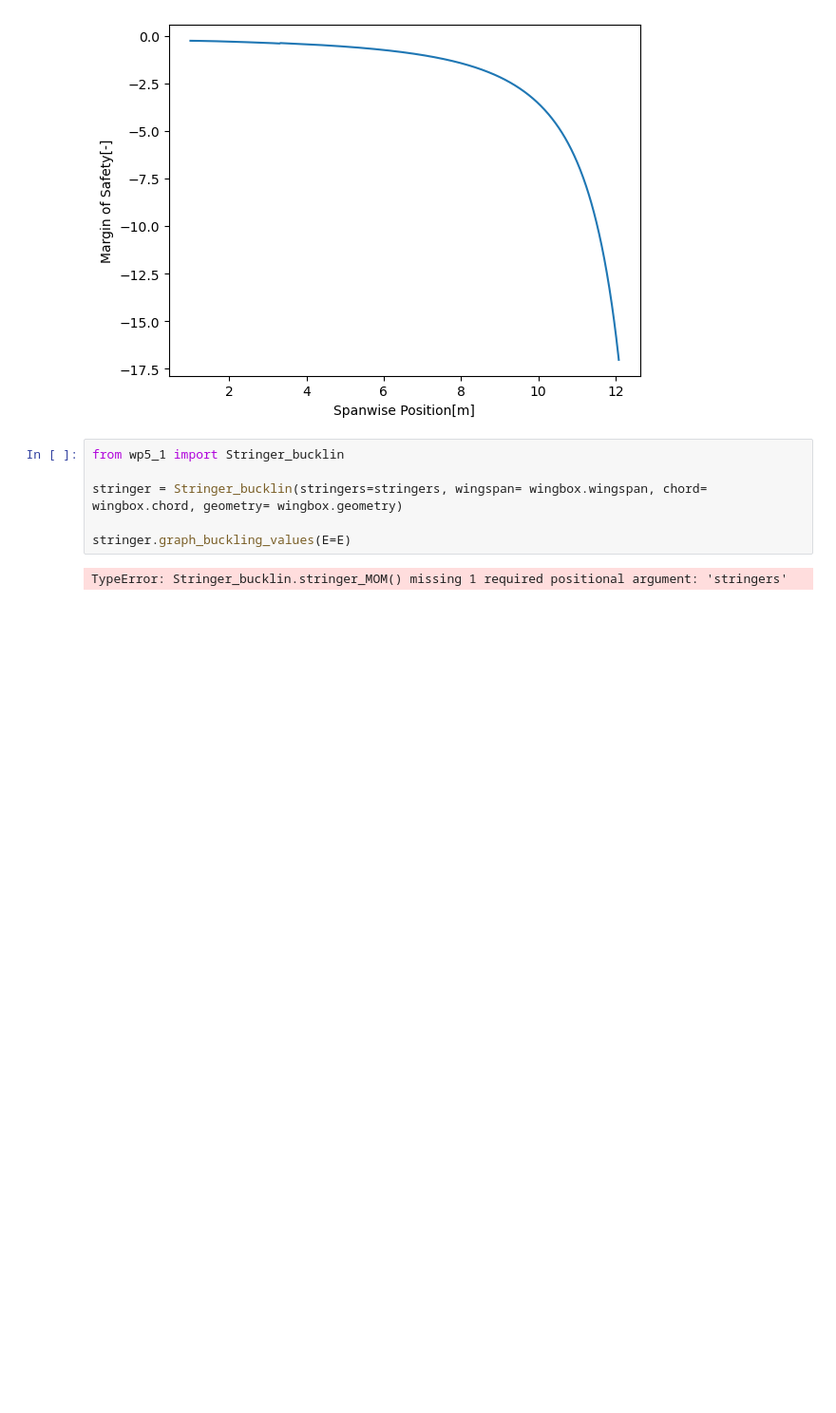
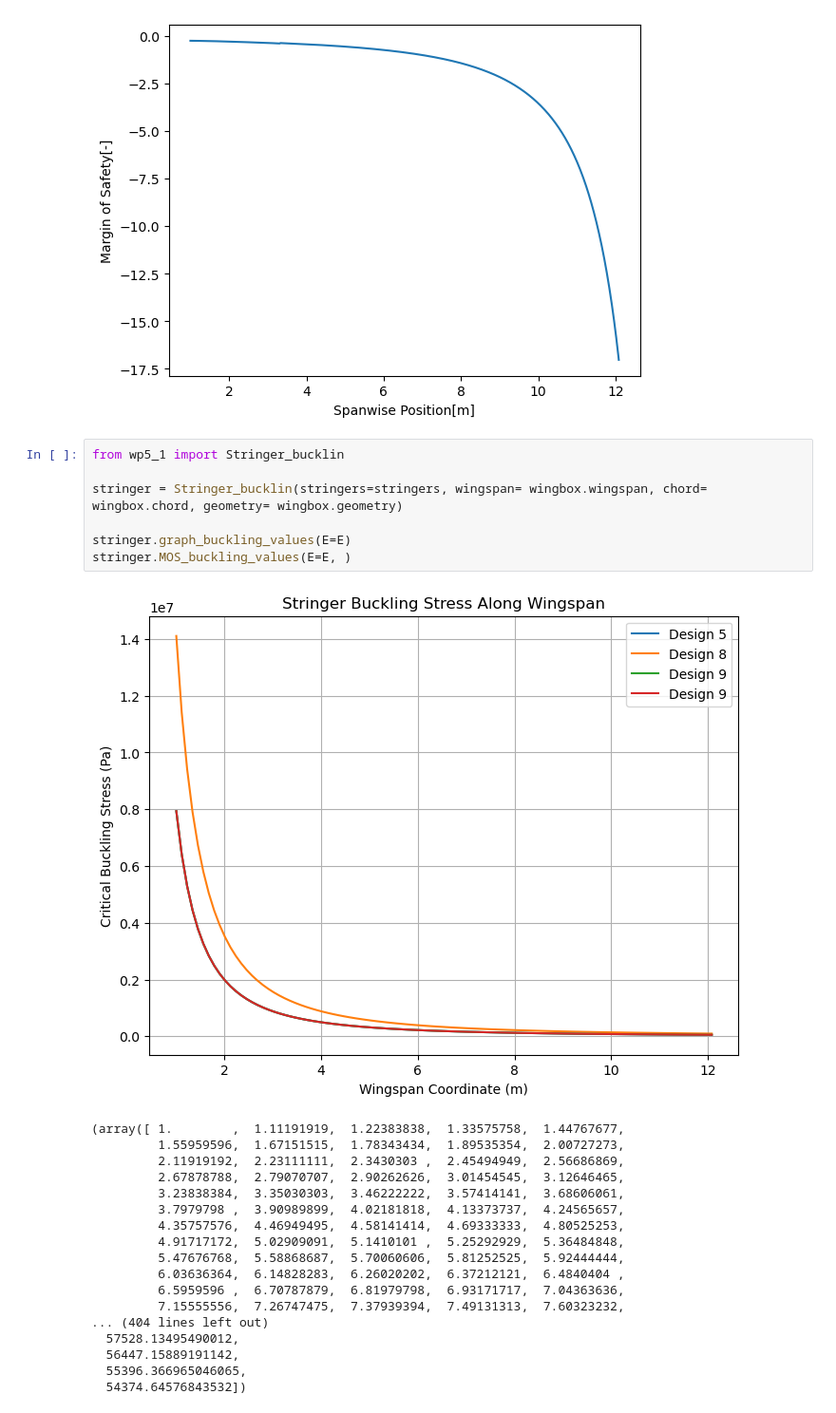
Before and after one commit to federicoangioni/AE2111-I-Aerospace-System-Design, a Jupyter notebook: WP4-5/main_faster.ipynb, the cells around one changed output. Shown at 95% size. Drawn from its saved outputs; the diff is of its cells as text; blank space fills up the shorter version.

```diff
--- a/WP4-5/main_faster.ipynb
+++ b/WP4-5/main_faster.ipynb
@@ -180,8 +180,26 @@ spar.show_mos(V= g_shear, T= g_torque, choice = 'front')
 # %%
 from wp5_1 import Stringer_bucklin
 
 stringer = Stringer_bucklin(stringers=stringers, wingspan= wingbox.wingspan, chord= wingbox.chord, geometry= wingbox.geometry)
 
 stringer.graph_buckling_values(E=E)
+stringer.MOS_buckling_values(E=E, )
 # %% [output]
+[figure, added]
-TypeError: Stringer_bucklin.stringer_MOM() missing 1 required positional argument: 'stringers'
+(array([ 1.        ,  1.11191919,  1.22383838,  1.33575758,  1.44767677,
+         1.55959596,  1.67151515,  1.78343434,  1.89535354,  2.00727273,
+         2.11919192,  2.23111111,  2.3430303 ,  2.45494949,  2.56686869,
+         2.67878788,  2.79070707,  2.90262626,  3.01454545,  3.12646465,
+         3.23838384,  3.35030303,  3.46222222,  3.57414141,  3.68606061,
+         3.7979798 ,  3.90989899,  4.02181818,  4.13373737,  4.24565657,
+         4.35757576,  4.46949495,  4.58141414,  4.69333333,  4.80525253,
+         4.91717172,  5.02909091,  5.1410101 ,  5.25292929,  5.36484848,
+         5.47676768,  5.58868687,  5.70060606,  5.81252525,  5.92444444,
+         6.03636364,  6.14828283,  6.26020202,  6.37212121,  6.4840404 ,
+         6.5959596 ,  6.70787879,  6.81979798,  6.93171717,  7.04363636,
+         7.15555556,  7.26747475,  7.37939394,  7.49131313,  7.60323232,
+... (404 lines left out)
+  57528.13495490012,
+  56447.15889191142,
+  55396.366965046065,
+  54374.64576843532])
```
